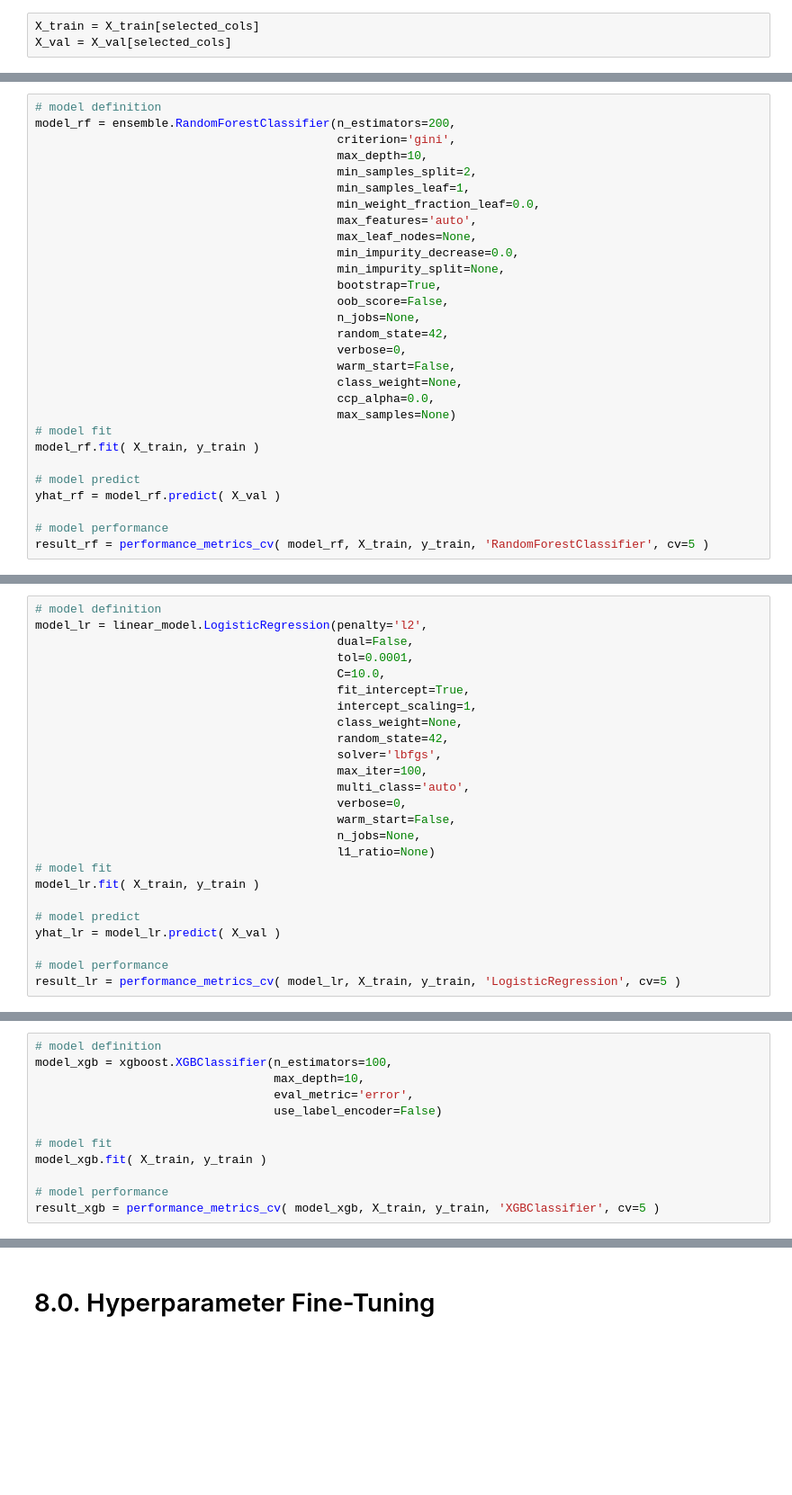
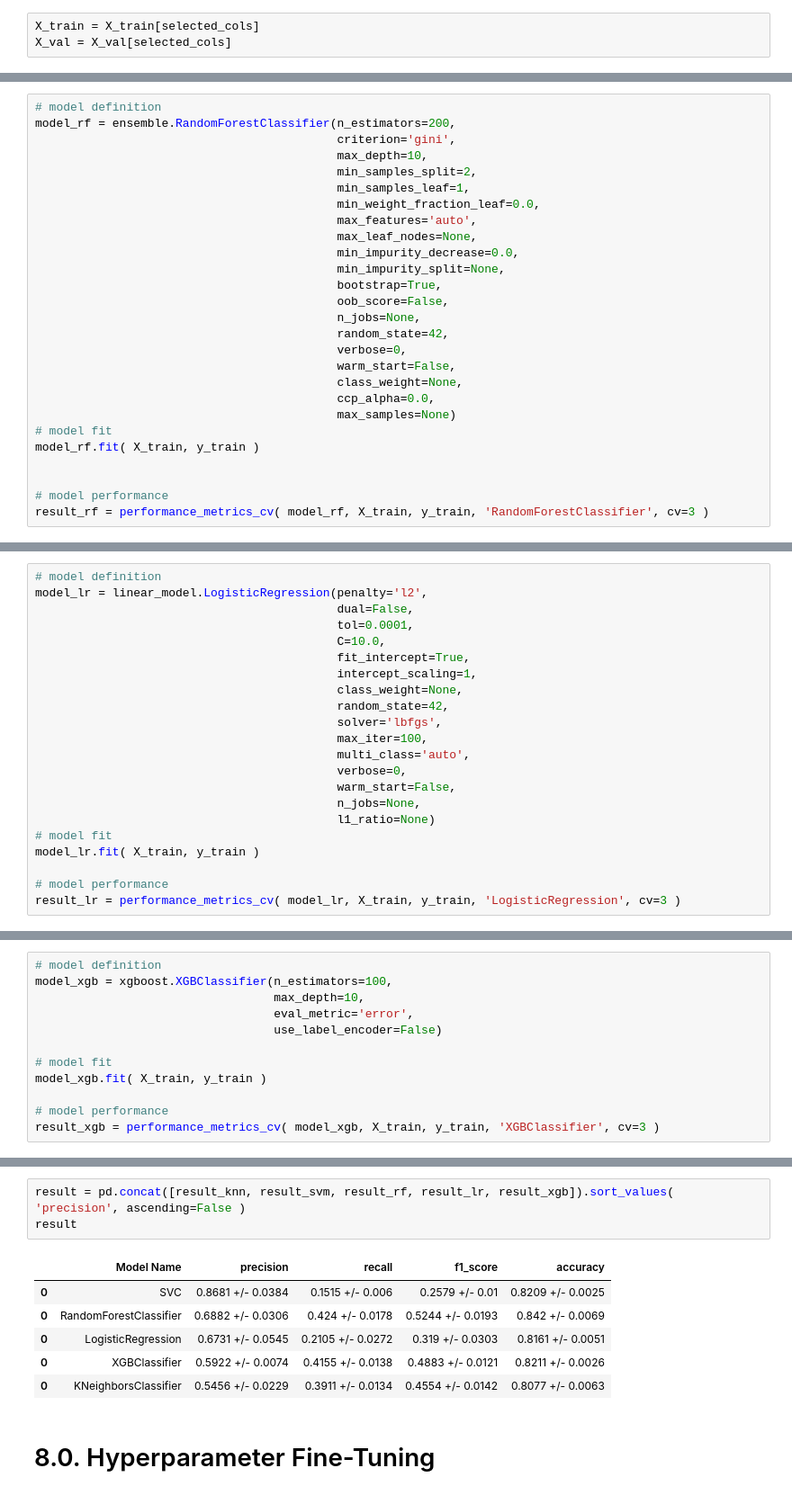
Before and after one commit to cidosjr/churn-prediction, a Jupyter notebook: notebooks/c07-model_training_metrics.ipynb, the cells around one changed output, grey strips where cells are left out. Shown at 90% size. Saved outputs shown, nothing was run; the diff lists cells and outputs as text; blank space fills up the shorter version.

```diff
--- a/notebooks/c07-model_training_metrics.ipynb
+++ b/notebooks/c07-model_training_metrics.ipynb
@@ -894,9 +871,7 @@ model_rf = ensemble.RandomForestClassifier(n_estimators=200,
 # model fit
 model_rf.fit( X_train, y_train )
 
-# model predict
-yhat_rf = model_rf.predict( X_val )
 
 # model performance
-result_rf = performance_metrics_cv( model_rf, X_train, y_train, 'RandomForestClassifier', cv=5 )
+result_rf = performance_metrics_cv( model_rf, X_train, y_train, 'RandomForestClassifier', cv=3 )
 # %% [markdown]
@@ -921,9 +896,6 @@ model_lr = linear_model.LogisticRegression(penalty='l2',
 # model fit
 model_lr.fit( X_train, y_train )
 
-# model predict
-yhat_lr = model_lr.predict( X_val )
-
 # model performance
-result_lr = performance_metrics_cv( model_lr, X_train, y_train, 'LogisticRegression', cv=5 )
+result_lr = performance_metrics_cv( model_lr, X_train, y_train, 'LogisticRegression', cv=3 )
 # %% [markdown]
@@ -939,5 +911,5 @@ model_xgb = xgboost.XGBClassifier(n_estimators=100,
 model_xgb.fit( X_train, y_train )
 
 # model performance
-result_xgb = performance_metrics_cv( model_xgb, X_train, y_train, 'XGBClassifier', cv=5 )
+result_xgb = performance_metrics_cv( model_xgb, X_train, y_train, 'XGBClassifier', cv=3 )
 # %% [markdown]
@@ -956,3 +917,13 @@ result
+# %%
+result = pd.concat([result_knn, result_svm, result_rf, result_lr, result_xgb]).sort_values( 'precision', ascending=False )
+result
+# %% [output]
+|  | Model Name | precision | recall | f1_score | accuracy |
+| 0 | SVC | 0.8681 +/- 0.0384 | 0.1515 +/- 0.006 | 0.2579 +/- 0.01 | 0.8209 +/- 0.0025 |
+| 0 | RandomForestClassifier | 0.6882 +/- 0.0306 | 0.424 +/- 0.0178 | 0.5244 +/- 0.0193 | 0.842 +/- 0.0069 |
+| 0 | LogisticRegression | 0.6731 +/- 0.0545 | 0.2105 +/- 0.0272 | 0.319 +/- 0.0303 | 0.8161 +/- 0.0051 |
+| 0 | XGBClassifier | 0.5922 +/- 0.0074 | 0.4155 +/- 0.0138 | 0.4883 +/- 0.0121 | 0.8211 +/- 0.0026 |
+| 0 | KNeighborsClassifier | 0.5456 +/- 0.0229 | 0.3911 +/- 0.0134 | 0.4554 +/- 0.0142 | 0.8077 +/- 0.0063 |
 # %% [markdown]
 # 8.0. Hyperparameter Fine-Tuning
 # %% [markdown]
```
Also changed, not shown: parts of 15 cells of this notebook.
